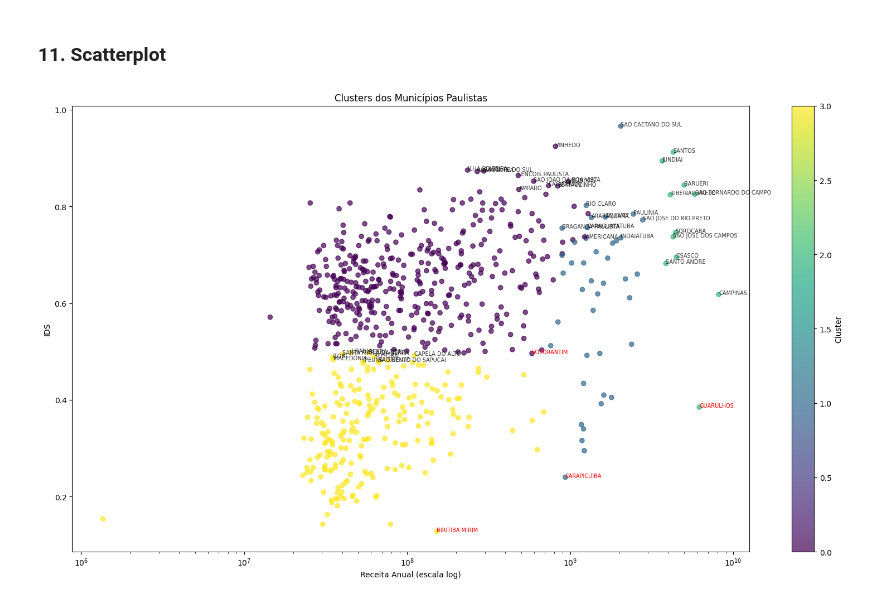
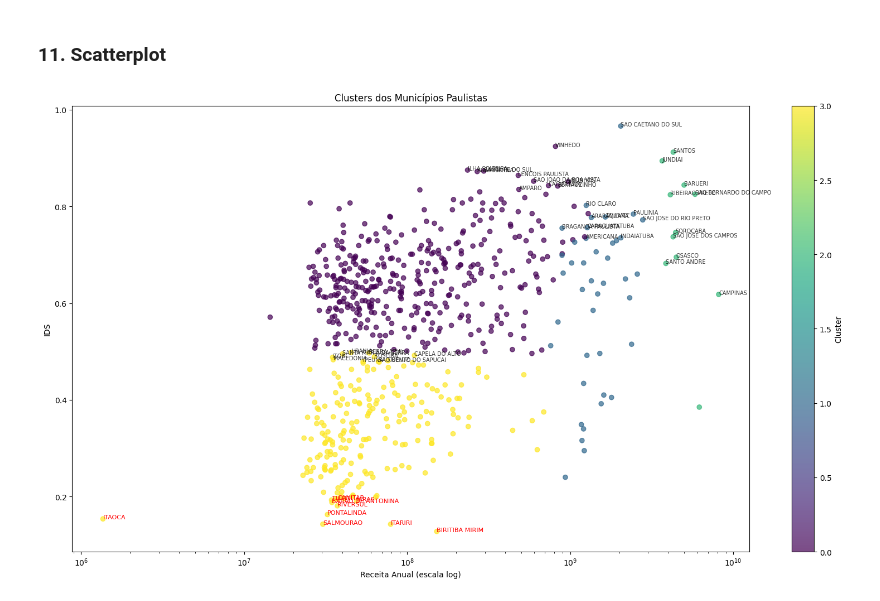
Before and after one commit to AndreyFernandes-NP/ProjetoIntegrador-I, a Jupyter notebook: grouping_notebook.ipynb, the cells around one changed output. Saved outputs shown, nothing was run; the diff lists cells and outputs as text; code cells hidden in the pictures.

```diff
--- a/grouping_notebook.ipynb
+++ b/grouping_notebook.ipynb
@@ -357,46 +356,45 @@ scatter = plt.scatter(
 
 plt.xscale("log")
 
 # Mostrar os 10 melhores municípios de cada cluster
 for cluster in sorted(df_without_sp["cluster"].unique()):
 
     top10 = (
         df_without_sp[df_without_sp["cluster"] == cluster]
         .nlargest(10, "ids")
     )
 
     for _, row in top10.iterrows():
         plt.annotate(
             row["municipio"],
             (row["receita_anual"], row["ids"]),
             fontsize=7,
             alpha=0.8
         )
 
+# Mostrar os 10 piores IDS do estado inteiro
+bottom10 = (
+    df_without_sp
+    .nsmallest(10, "ids")
+)
 
-    bottom = (
-        df_without_sp[df_without_sp["cluster"] == cluster]
-        .nsmallest(1, "ids")
+for _, row in bottom10.iterrows():
+    plt.annotate(
+        row["municipio"],
+        (row["receita_anual"], row["ids"]),
+        fontsize=8,
+        color="red"
     )
-
-
-    for _, row in bottom.iterrows():
-        plt.annotate(
-            row["municipio"],
-            (row["receita_anual"], row["ids"]),
-            fontsize=7,
-            color="red"
-        )
 
 plt.title("Clusters dos Municípios Paulistas")
 plt.xlabel("Receita Anual (escala log)")
 plt.ylabel("IDS")
 plt.colorbar(scatter, label="Cluster")
 
 plt.tight_layout()
 plt.show()
 # %% [output]
-[figure, old version]
+[figure, new version]
 # %% [markdown]
 ## Conclusões
 
```
Also changed, not shown: parts of 11 cells of this notebook.
